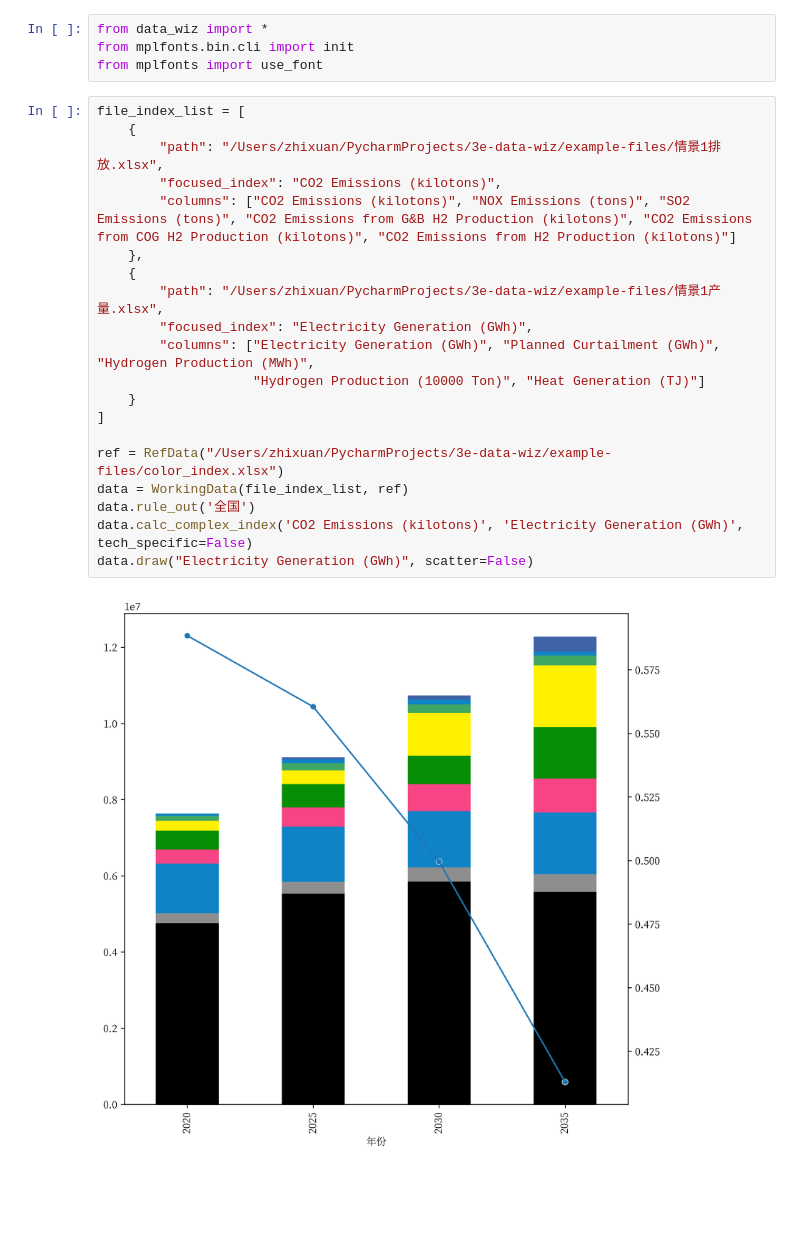
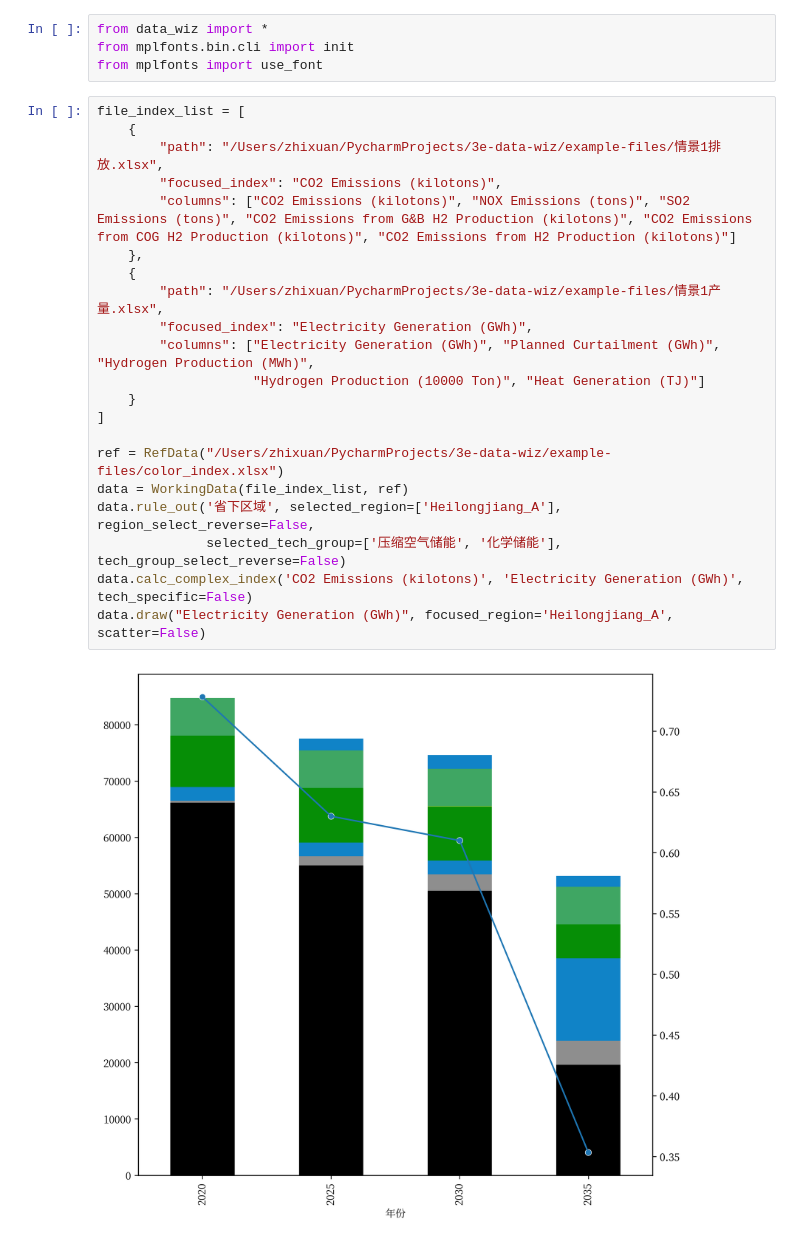
Before and after one commit to Navxihziq/3e-data-wiz, a Jupyter notebook: data-wiz.ipynb, the cells around one changed output. Drawn from its saved outputs; the diff is of its cells as text; blank space fills up the shorter version.

```diff
--- a/data-wiz.ipynb
+++ b/data-wiz.ipynb
@@ -5,22 +5,23 @@ from mplfonts import use_font
 # %%
 file_index_list = [
     {
         "path": "/Users/zhixuan/PycharmProjects/3e-data-wiz/example-files/情景1排放.xlsx",
         "focused_index": "CO2 Emissions (kilotons)",
         "columns": ["CO2 Emissions (kilotons)", "NOX Emissions (tons)", "SO2 Emissions (tons)", "CO2 Emissions from G&B H2 Production (kilotons)", "CO2 Emissions from COG H2 Production (kilotons)", "CO2 Emissions from H2 Production (kilotons)"]
     },
     {
         "path": "/Users/zhixuan/PycharmProjects/3e-data-wiz/example-files/情景1产量.xlsx",
         "focused_index": "Electricity Generation (GWh)",
         "columns": ["Electricity Generation (GWh)", "Planned Curtailment (GWh)", "Hydrogen Production (MWh)",
                     "Hydrogen Production (10000 Ton)", "Heat Generation (TJ)"]
     }
 ]
 
 ref = RefData("/Users/zhixuan/PycharmProjects/3e-data-wiz/example-files/color_index.xlsx")
 data = WorkingData(file_index_list, ref)
-data.rule_out('全国')
+data.rule_out('省下区域', selected_region=['Heilongjiang_A'], region_select_reverse=False,
+              selected_tech_group=['压缩空气储能', '化学储能'], tech_group_select_reverse=False)
 data.calc_complex_index('CO2 Emissions (kilotons)', 'Electricity Generation (GWh)', tech_specific=False)
-data.draw("Electricity Generation (GWh)", scatter=False)
+data.draw("Electricity Generation (GWh)", focused_region='Heilongjiang_A', scatter=False)
 # %% [output]
-[figure, old version]
+[figure, new version]
```
Also changed, not shown: 1 other file.
